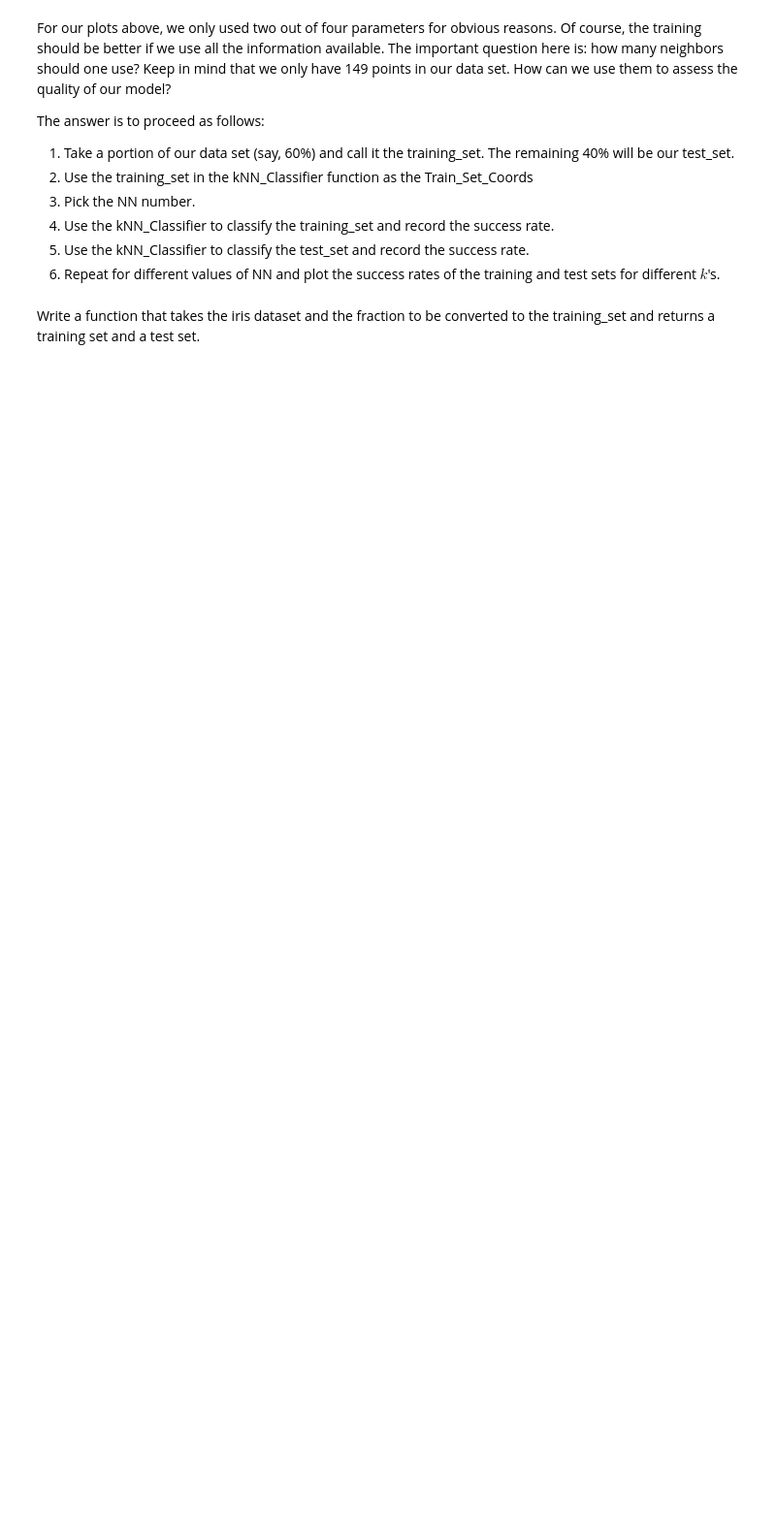
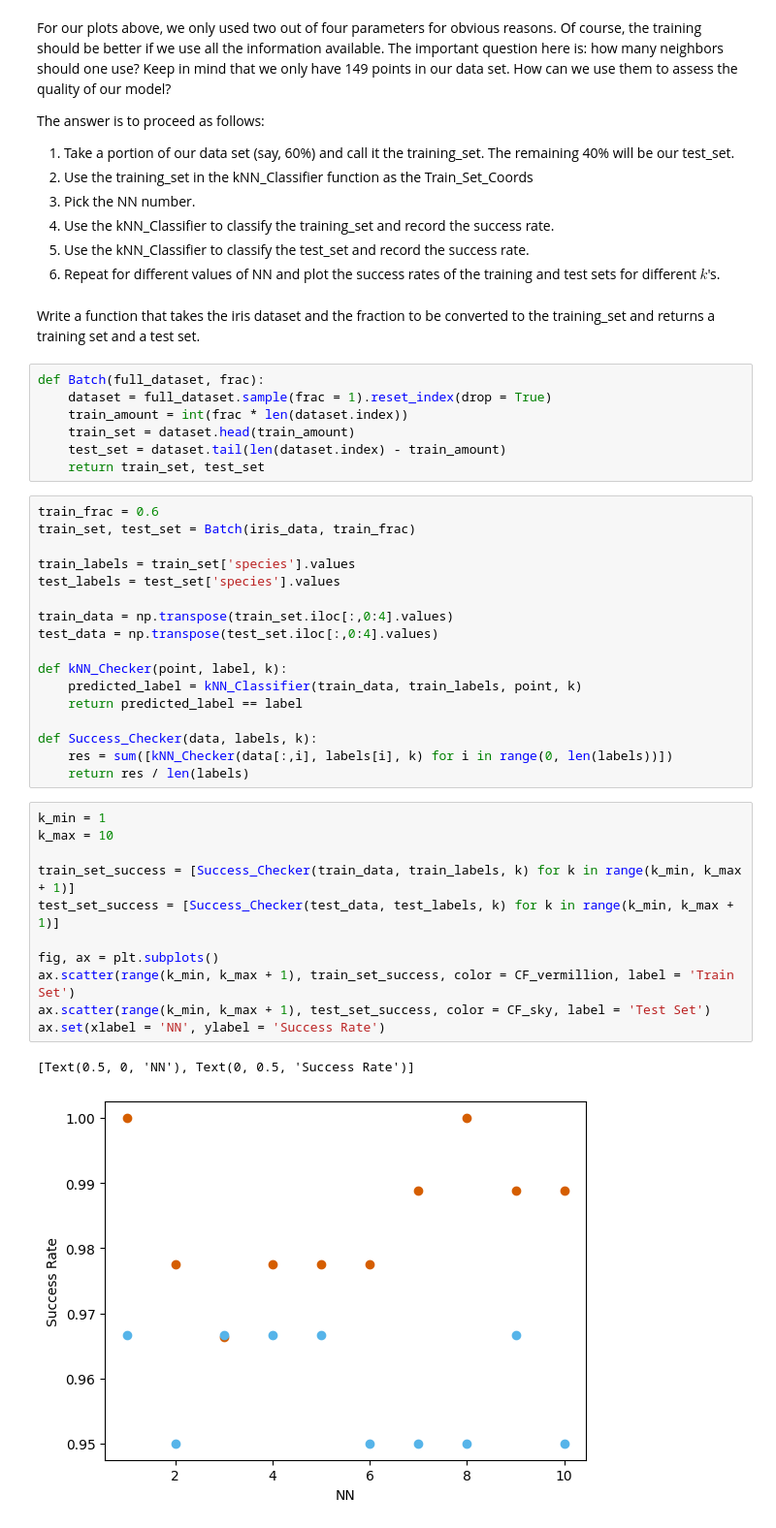
Before and after one commit to vibilanj/cmps, a Jupyter notebook: workshop/W19_Classification_Problems_S.ipynb, the cells around one changed output. Shown at 97% size. Cells and saved outputs as stored; diff of their text form; blank space fills up the shorter version.

```diff
--- a/workshop/W19_Classification_Problems_S.ipynb
+++ b/workshop/W19_Classification_Problems_S.ipynb
@@ -136,3 +136,41 @@ The answer is to proceed as follows:
 6. Repeat for different values of NN and plot the success rates of the training and test sets for different $k$'s.
 # %% [markdown]
 Write a function that takes the iris dataset and the fraction to be converted to the training_set and returns a training set and a test set.
+# %%
+def Batch(full_dataset, frac):
+    dataset = full_dataset.sample(frac = 1).reset_index(drop = True)
+    train_amount = int(frac * len(dataset.index))
+    train_set = dataset.head(train_amount)
+    test_set = dataset.tail(len(dataset.index) - train_amount)
+    return train_set, test_set
+# %%
+train_frac = 0.6
+train_set, test_set = Batch(iris_data, train_frac)
+
+train_labels = train_set['species'].values
+test_labels = test_set['species'].values
+
+train_data = np.transpose(train_set.iloc[:,0:4].values)
+test_data = np.transpose(test_set.iloc[:,0:4].values)
+
+def kNN_Checker(point, label, k):
+    predicted_label = kNN_Classifier(train_data, train_labels, point, k)
+    return predicted_label == label
+
+def Success_Checker(data, labels, k):
+    res = sum([kNN_Checker(data[:,i], labels[i], k) for i in range(0, len(labels))])
+    return res / len(labels)
+# %%
+k_min = 1
+k_max = 10
+
+train_set_success = [Success_Checker(train_data, train_labels, k) for k in range(k_min, k_max + 1)]
+test_set_success = [Success_Checker(test_data, test_labels, k) for k in range(k_min, k_max + 1)]
+
+fig, ax = plt.subplots()
+ax.scatter(range(k_min, k_max + 1), train_set_success, color = CF_vermillion, label = 'Train Set')
+ax.scatter(range(k_min, k_max + 1), test_set_success, color = CF_sky, label = 'Test Set')
+ax.set(xlabel = 'NN', ylabel = 'Success Rate')
+# %% [output]
+[Text(0.5, 0, 'NN'), Text(0, 0.5, 'Success Rate')]
+[figure, added]
```
